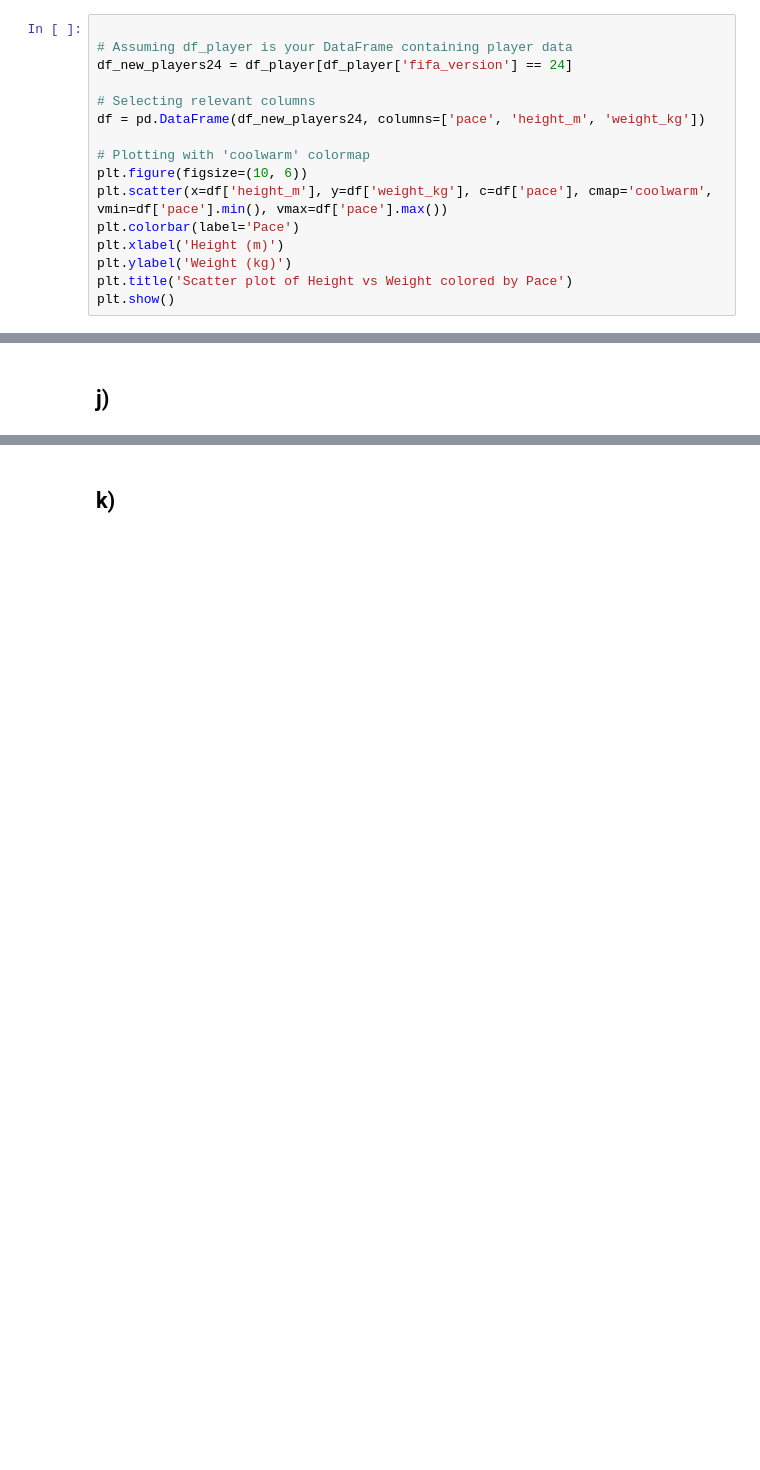
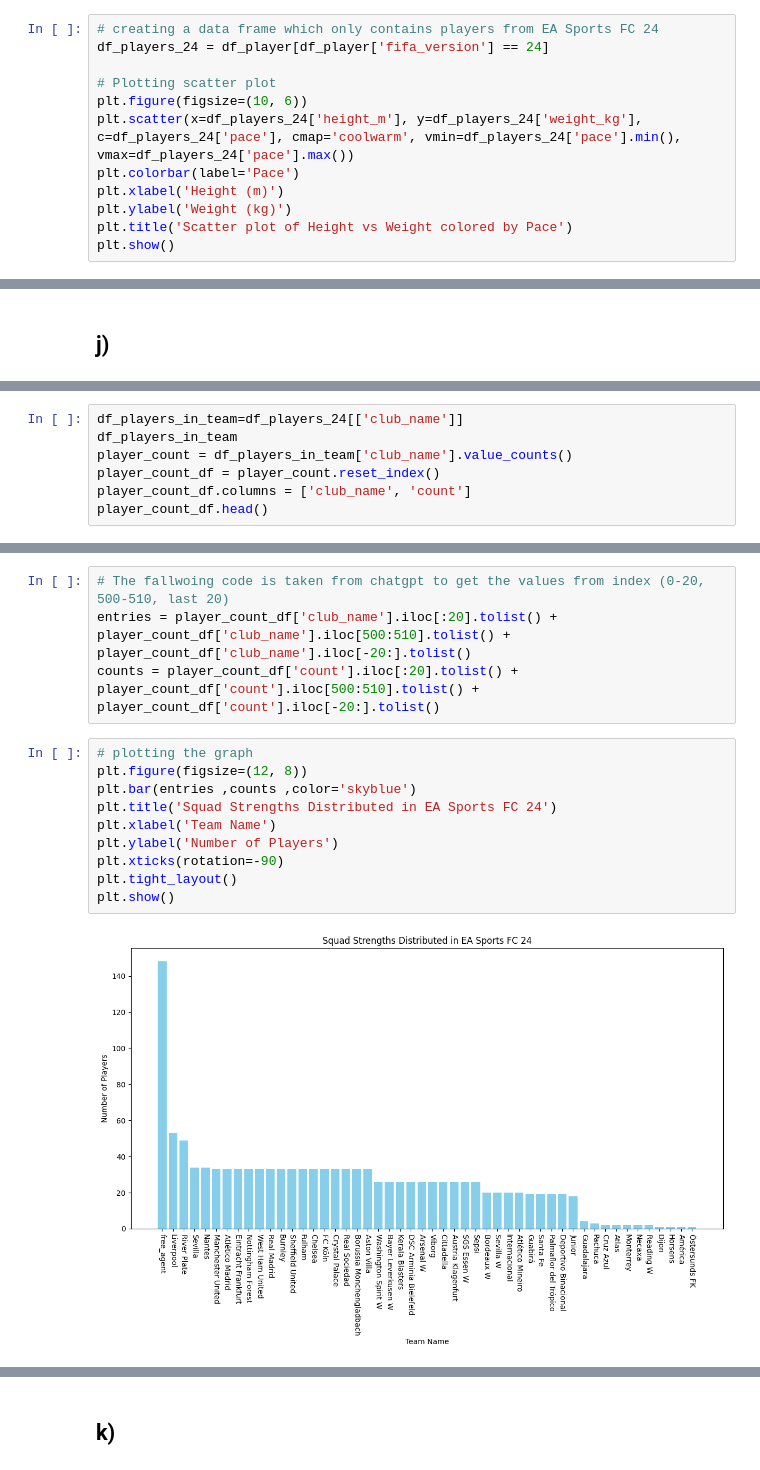
Before and after one commit to kashif003/Working_projects, a Jupyter notebook: programming starter/data/code.ipynb, the cells around one changed output, grey strips where cells are left out. Saved outputs shown, nothing was run; the diff lists cells and outputs as text; blank space fills up the shorter version.

```diff
--- a/programming starter/data/code.ipynb
+++ b/programming starter/data/code.ipynb
@@ -725,16 +835,12 @@ we have only visualized 10 national teams with the number of players associated
 # %% [markdown]
 ## h)
 # %%
+# creating a data frame which only contains players from EA Sports FC 24
+df_players_24 = df_player[df_player['fifa_version'] == 24]
 
-# Assuming df_player is your DataFrame containing player data
-df_new_players24 = df_player[df_player['fifa_version'] == 24]
-
-# Selecting relevant columns
-df = pd.DataFrame(df_new_players24, columns=['pace', 'height_m', 'weight_kg'])
-
-# Plotting with 'coolwarm' colormap
+# Plotting scatter plot
 plt.figure(figsize=(10, 6))
-plt.scatter(x=df['height_m'], y=df['weight_kg'], c=df['pace'], cmap='coolwarm', vmin=df['pace'].min(), vmax=df['pace'].max())
+plt.scatter(x=df_players_24['height_m'], y=df_players_24['weight_kg'], c=df_players_24['pace'], cmap='coolwarm', vmin=df_players_24['pace'].min(), vmax=df_players_24['pace'].max())
 plt.colorbar(label='Pace')
 plt.xlabel('Height (m)')
 plt.ylabel('Weight (kg)')
@@ -829,0 +935,7 @@ players_count
+# %%
+df_players_in_team=df_players_24[['club_name']]
+df_players_in_team
+player_count = df_players_in_team['club_name'].value_counts()
+player_count_df = player_count.reset_index()
+player_count_df.columns = ['club_name', 'count']
+player_count_df.head()
@@ -829,0 +949,16 @@ players_count
+# %%
+# The fallwoing code is taken from chatgpt to get the values from index (0-20, 500-510, last 20)
+entries = player_count_df['club_name'].iloc[:20].tolist() + player_count_df['club_name'].iloc[500:510].tolist() + player_count_df['club_name'].iloc[-20:].tolist()
+counts = player_count_df['count'].iloc[:20].tolist() + player_count_df['count'].iloc[500:510].tolist() + player_count_df['count'].iloc[-20:].tolist()
+# %%
+# plotting the graph
+plt.figure(figsize=(12, 8))
+plt.bar(entries ,counts ,color='skyblue')
+plt.title('Squad Strengths Distributed in EA Sports FC 24')
+plt.xlabel('Team Name')
+plt.ylabel('Number of Players')
+plt.xticks(rotation=-90)
+plt.tight_layout()
+plt.show()
+# %% [output]
+[figure, added]
```
Also changed, not shown: parts of 120 cells of this notebook, 1 other file.
